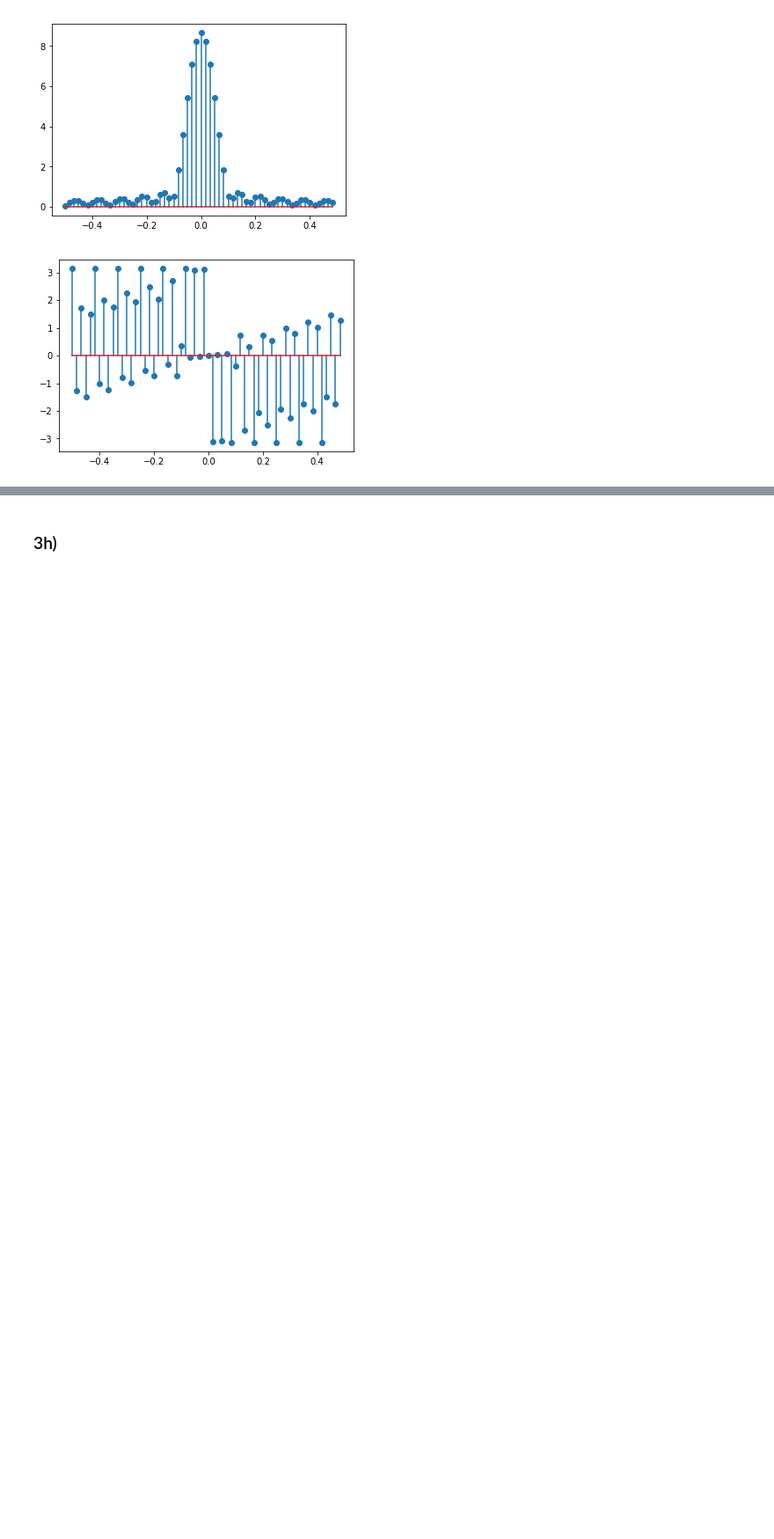
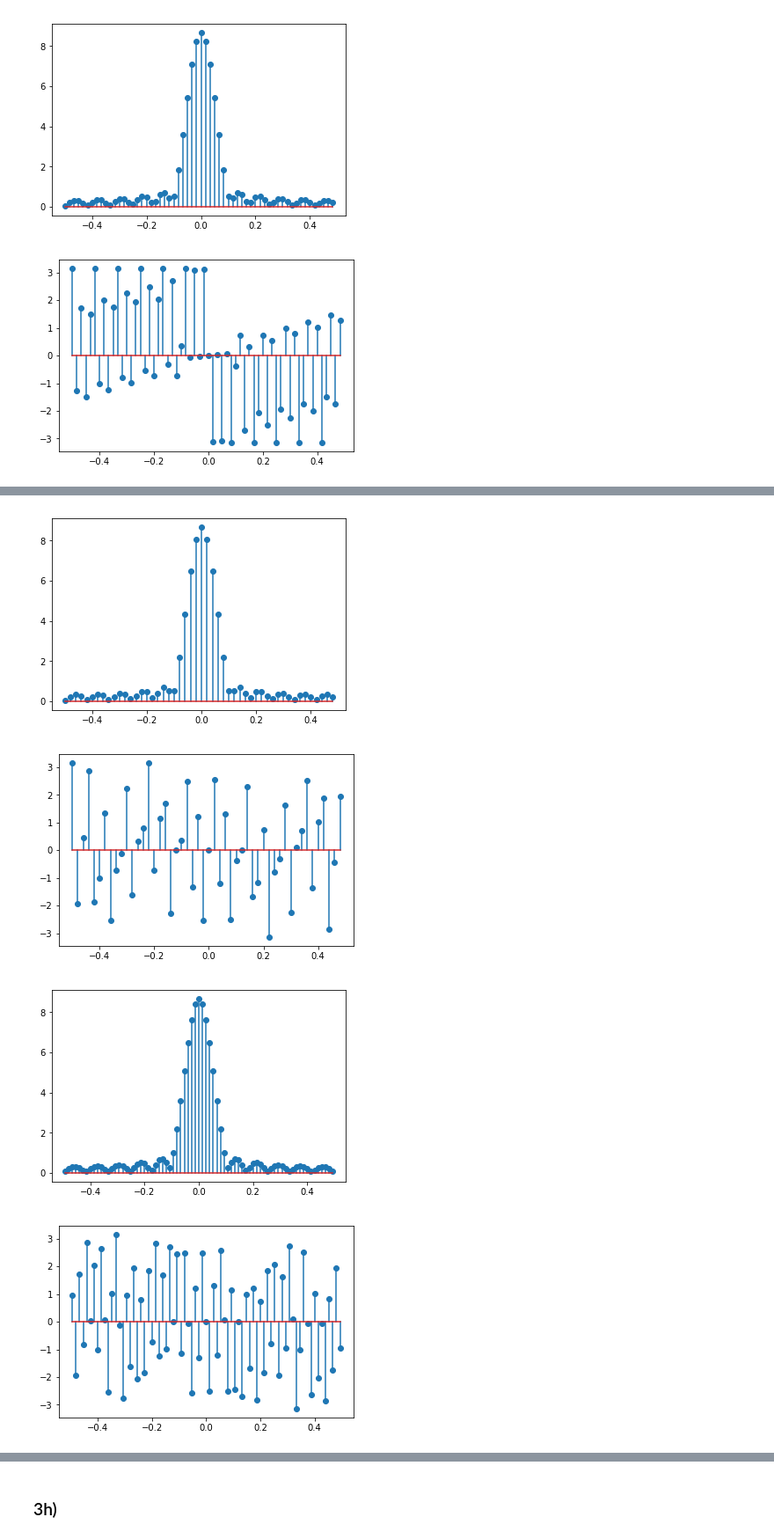
Before and after one commit to krishnasrikard/IIT-Hyderabad-Semester-Courses, a Jupyter notebook: EE2015/Assignment-2/Q_3.ipynb, the cells around one changed output, grey strips where cells are left out. Shown: that part at 88% size. Saved outputs shown, nothing was run; the diff lists cells and outputs as text; code cells hidden in the pictures; blank space fills up the shorter version.

```diff
--- a/EE2015/Assignment-2/Assignment-2.ipynb
+++ b/EE2015/Assignment-2/Q_3.ipynb
@@ -258,5 +267,0 @@ dummy1,dummy2 = function_DFT(fw1)
-# %%
-N = [10,15,20]
-
-for i in N:
-    dummy1,dummy2 = function_DFT(func,i)
@@ -269,0 +281,15 @@ for i in N:
+# %%
+N = [50,75,100]
+
+s = func.shape[0]
+w1 = Window1(int(s/5),s)
+fw1 = np.multiply(func,w1)
+# Keeping "L" lengh of filter constant and varying N
+
+for i in N:
+    dummy1,dummy2 = function_DFT(fw1,i)
+# %% [output]
+[figure, added]
+[figure, added]
+[figure, added]
+[figure, added]
```
Also changed, not shown: parts of 14 cells of this notebook, 1 other file.
